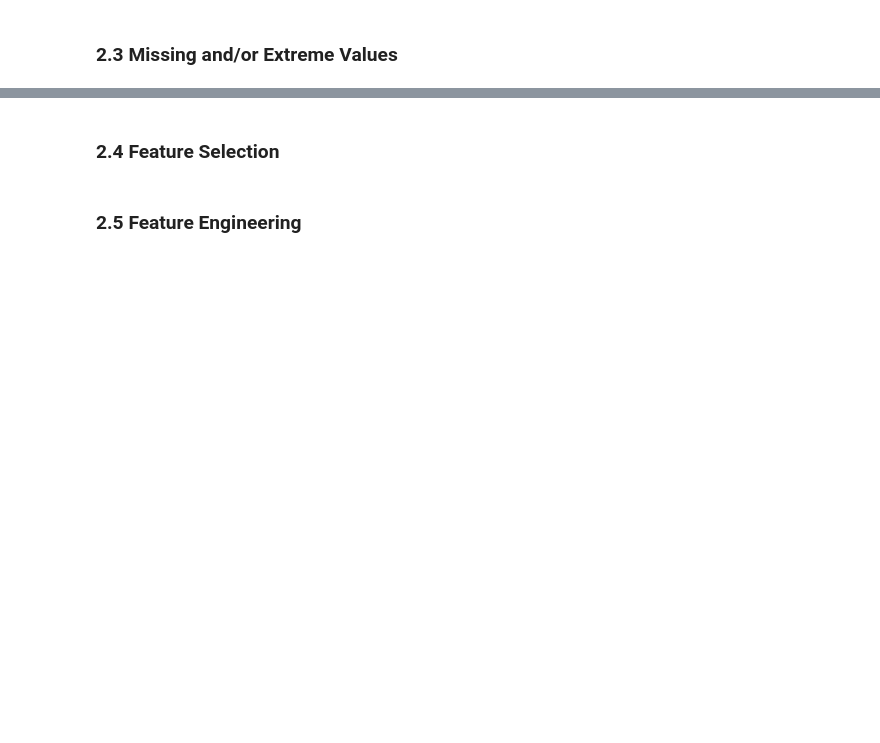
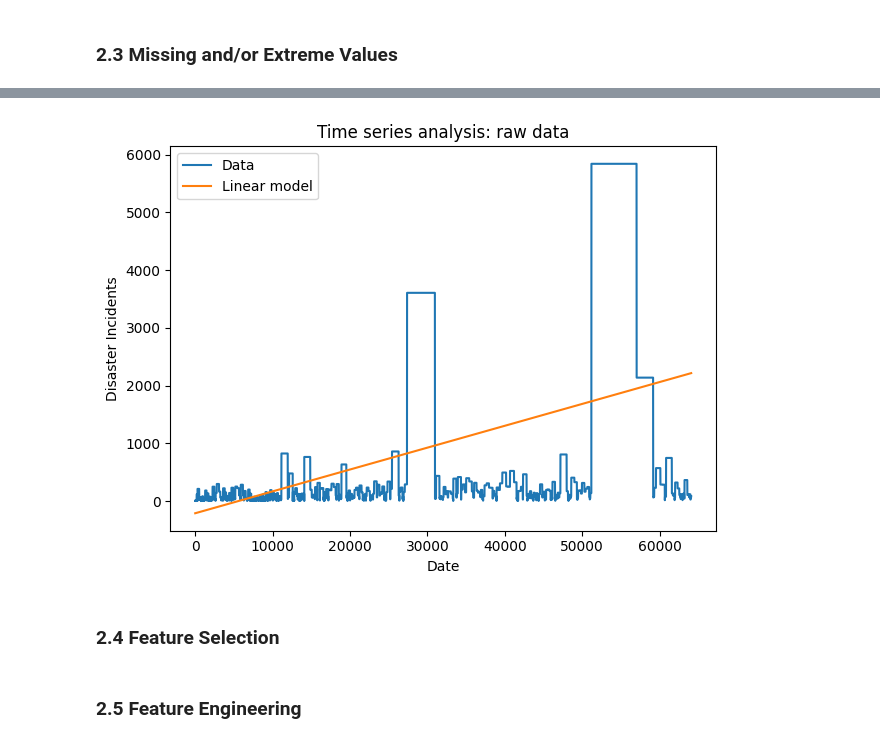
Before and after one commit to helloklow/natural_disasters, a Jupyter notebook: notebooks/low_eda.ipynb, the cells around one changed output, grey strips where cells are left out. Cells and saved outputs as stored; diff of their text form; code cells hidden in the pictures; blank space fills up the shorter version.

```diff
--- a/notebooks/low_eda.ipynb
+++ b/notebooks/low_eda.ipynb
@@ -284,3 +341,16 @@ count_date.head(10)
+# %%
+# Plot timeseries
+# Plot the data over time and include the linear regression from above
+plt.title('Time series analysis: raw data')
+plt.plot(subset_df['counts'], label='Data')
+plt.plot(subset_df['Linear model'], label='Linear model')
+plt.xlabel('Date')
+plt.ylabel('Disaster Incidents')
+plt.legend(loc='upper left')
+plt.tight_layout()
+plt.show()
+# %% [output]
+[figure, added]
 # %% [markdown]
 ### 2.4 Feature Selection
 # %% [markdown]
```
Also changed, not shown: parts of 3 cells of this notebook.
